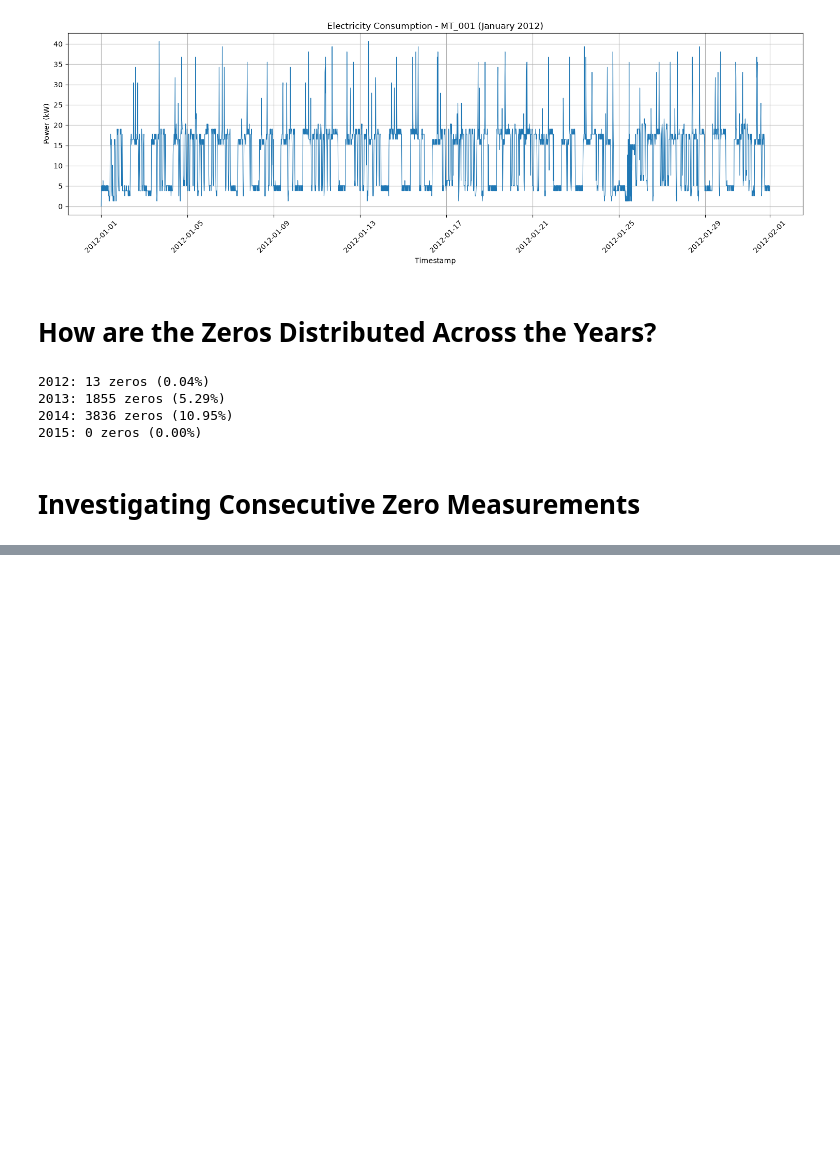
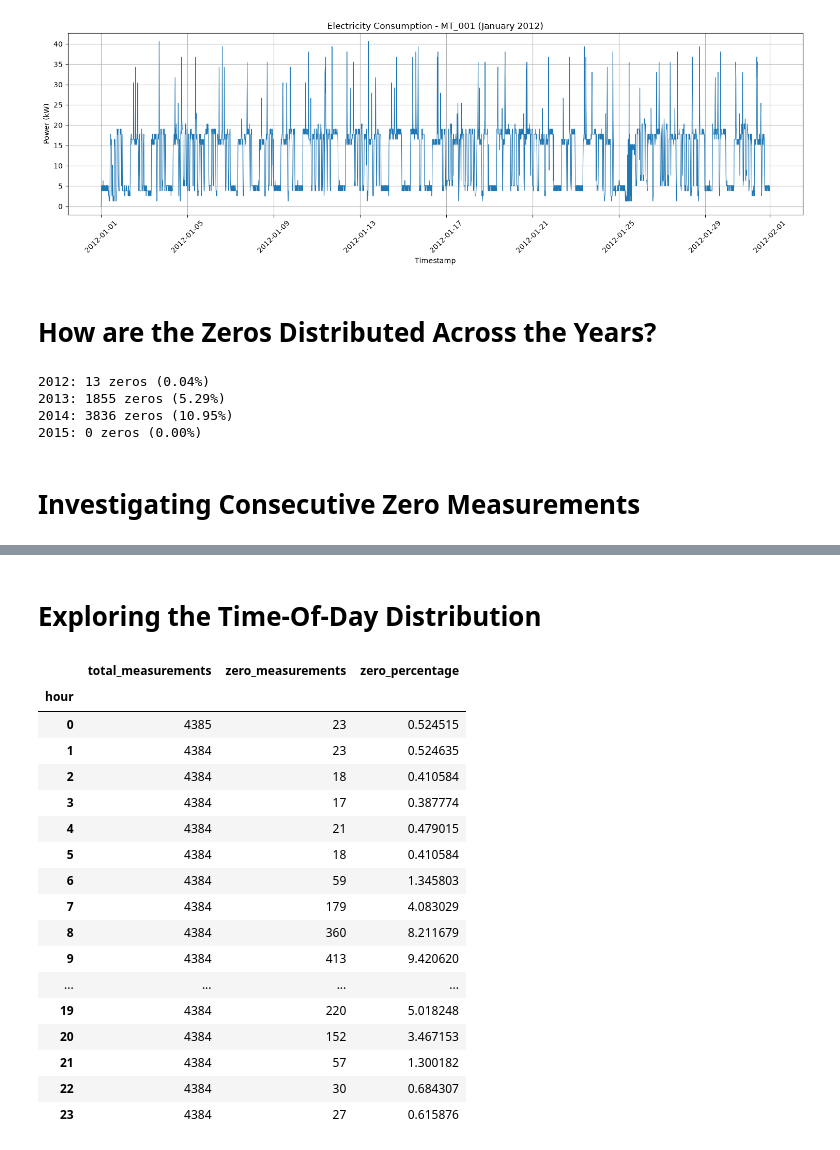
Before and after one commit to FilipeSantos2/electricity-consumption-forecasting, a Jupyter notebook: notebooks/01_data_exploration.ipynb, the cells around one changed output, grey strips where cells are left out. Drawn from its saved outputs; the diff is of its cells as text; code cells hidden in the pictures; blank space fills up the shorter version.

```diff
--- a/notebooks/01_data_exploration.ipynb
+++ b/notebooks/01_data_exploration.ipynb
@@ -320,0 +339,41 @@ display(zero_periods.head(15))
+# %% [markdown]
+# Exploring the Time-Of-Day Distribution
+# %%
+series = df.loc[
+    df["timestamp"] >= "2012-01-01",
+    ["timestamp", "MT_001"]
+].copy()
+
+series["hour"] = series["timestamp"].dt.hour
+
+hourly_zeros = series.groupby("hour").agg(
+    total_measurements=("MT_001", "size"),
+    zero_measurements=("MT_001", lambda x: (x == 0).sum())
+)
+
+hourly_zeros["zero_percentage"] = (
+    hourly_zeros["zero_measurements"]
+    / hourly_zeros["total_measurements"]
+    * 100
+)
+
+display(hourly_zeros)
+# %% [output]
+|  | total_measurements | zero_measurements | zero_percentage |
+| hour |  |  |  |
+| 0 | 4385 | 23 | 0.524515 |
+| 1 | 4384 | 23 | 0.524635 |
+| 2 | 4384 | 18 | 0.410584 |
+| 3 | 4384 | 17 | 0.387774 |
+| 4 | 4384 | 21 | 0.479015 |
+| 5 | 4384 | 18 | 0.410584 |
+| 6 | 4384 | 59 | 1.345803 |
+| 7 | 4384 | 179 | 4.083029 |
+| 8 | 4384 | 360 | 8.211679 |
+| 9 | 4384 | 413 | 9.420620 |
+| ... | ... | ... | ... |
+| 19 | 4384 | 220 | 5.018248 |
+| 20 | 4384 | 152 | 3.467153 |
+| 21 | 4384 | 57 | 1.300182 |
+| 22 | 4384 | 30 | 0.684307 |
+| 23 | 4384 | 27 | 0.615876 |
```
Also changed, not shown: parts of 7 cells of this notebook.
